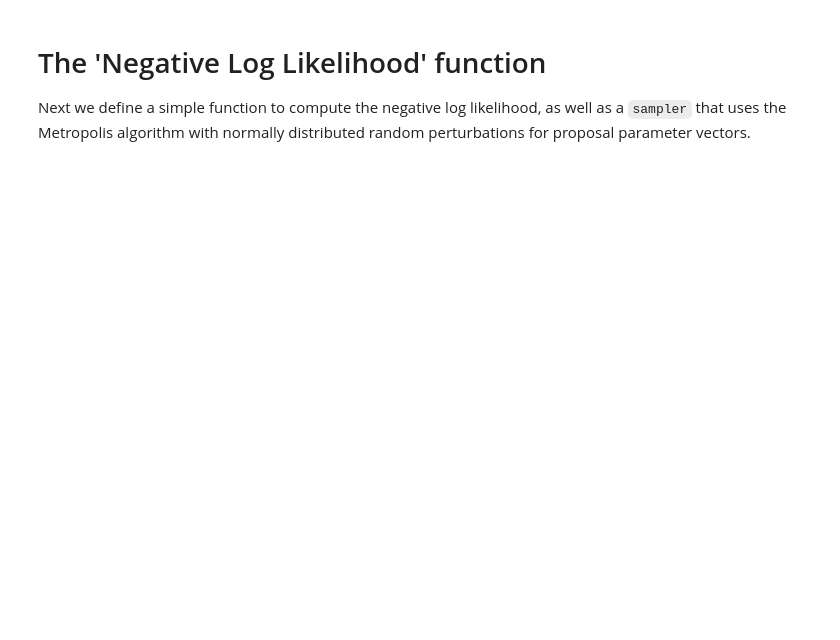
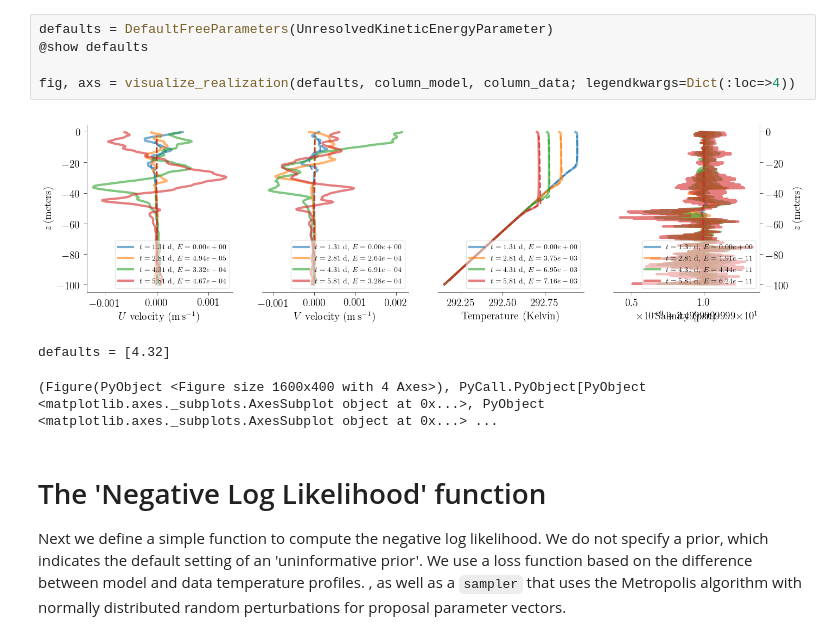
Before and after one commit to glwagner/ColumnModelOptimizationProject, a Jupyter notebook: examples/kpp_optimization_example.ipynb, the cells around one changed output. Cells and saved outputs as stored; diff of their text form; blank space fills up the shorter version.

```diff
--- a/examples/kpp_optimization_example.ipynb
+++ b/examples/kpp_optimization_example.ipynb
@@ -46,7 +73,19 @@ UndefVarError: UndefVarError: absolute_error not defined
+# %%
+defaults = DefaultFreeParameters(UnresolvedKineticEnergyParameter)
+@show defaults
+
+fig, axs = visualize_realization(defaults, column_model, column_data; legendkwargs=Dict(:loc=>4))
+# %% [output]
+[figure, added]
+defaults = [4.32]
+(Figure(PyObject <Figure size 1600x400 with 4 Axes>), PyCall.PyObject[PyObject <matplotlib.axes._subplots.AxesSubplot object at 0x...>, PyObject <matplotlib.axes._subplots.AxesSubplot object at 0x...> ...
 # %% [markdown]
 # The 'Negative Log Likelihood' function
 
-Next we define a simple function to compute the negative log likelihood, as well as a
+Next we define a simple function to compute the negative log likelihood.
+We do not specify a prior, which indicates the default setting of an 'uninformative prior'.
+We use a loss function based on the difference between model and data temperature profiles.
+, as well as a
 `sampler` that uses the Metropolis algorithm with normally distributed random perturbations
 for proposal parameter vectors.
 # %%
```
Also changed, not shown: parts of 13 cells of this notebook, 3 other files.
